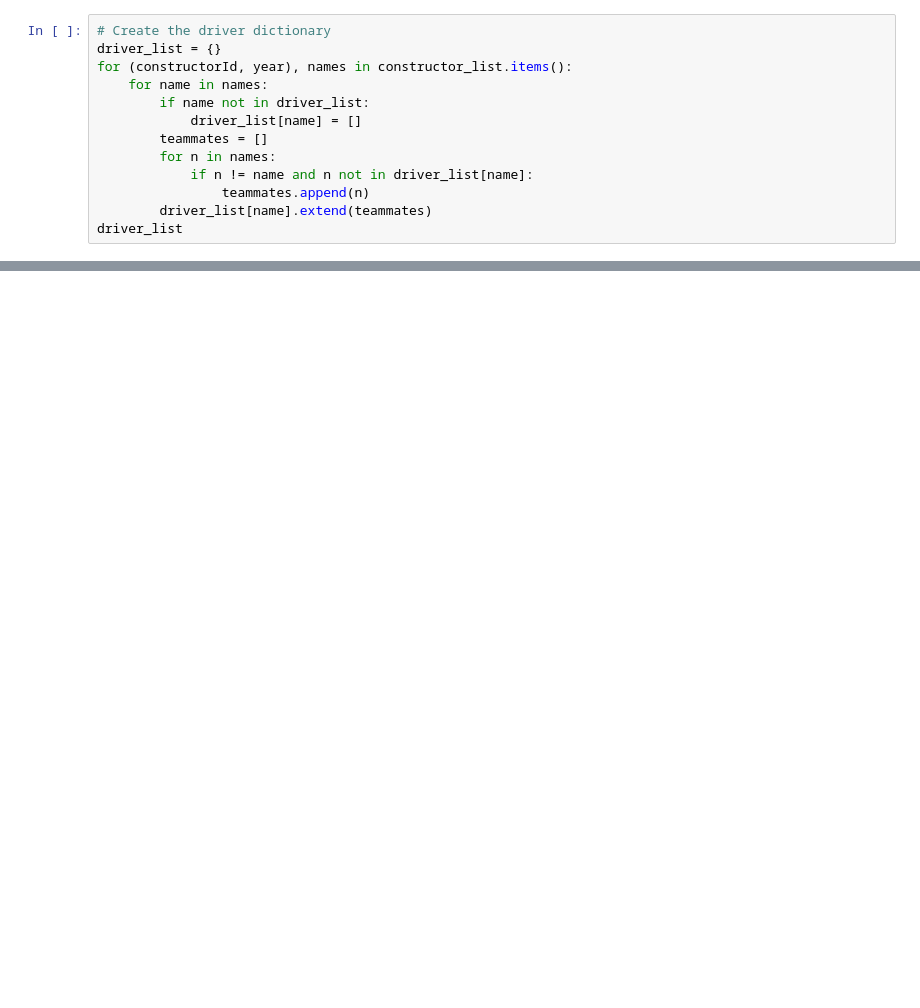
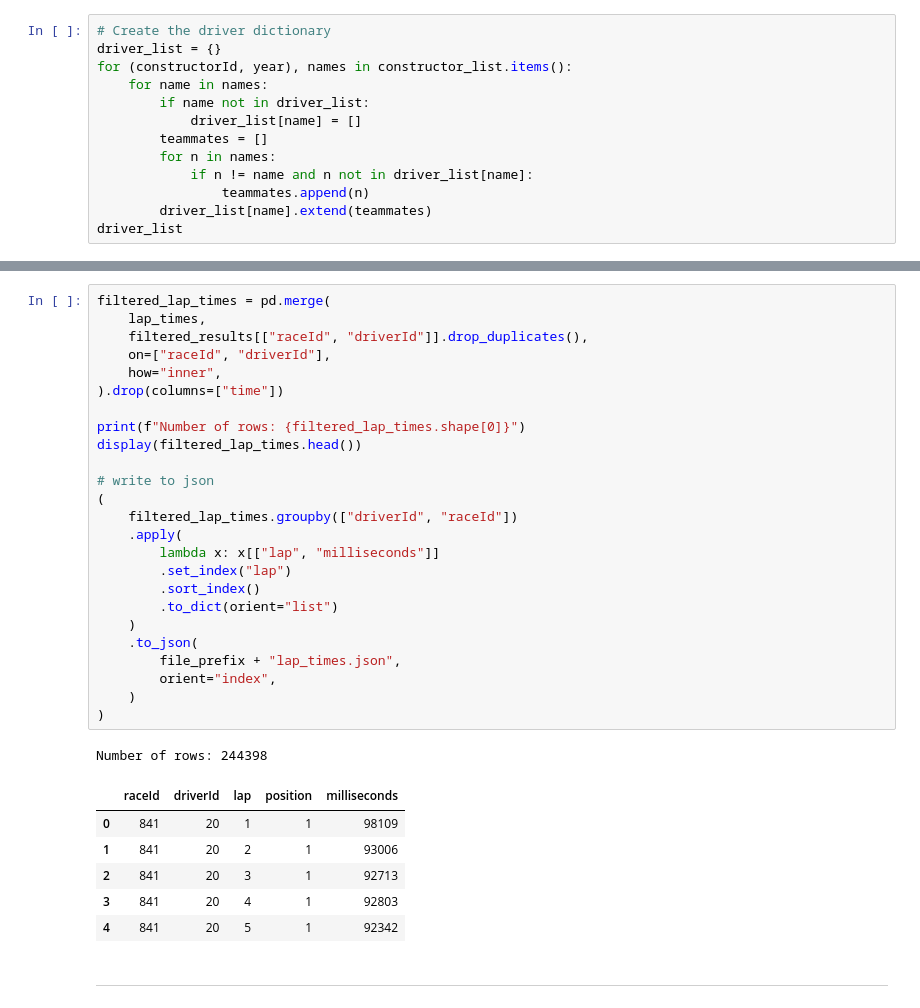
Before and after one commit to com-480-data-visualization/project-2023-data-rizzards, a Jupyter notebook: data_processing.ipynb, the cells around one changed output, grey strips where cells are left out. Cells and saved outputs as stored; diff of their text form; blank space fills up the shorter version.

```diff
--- a/data_processing.ipynb
+++ b/data_processing.ipynb
@@ -189,0 +376,35 @@ merged
+# %%
+filtered_lap_times = pd.merge(
+    lap_times,
+    filtered_results[["raceId", "driverId"]].drop_duplicates(),
+    on=["raceId", "driverId"],
+    how="inner",
+).drop(columns=["time"])
+
+print(f"Number of rows: {filtered_lap_times.shape[0]}")
+display(filtered_lap_times.head())
+
+# write to json
+(
+    filtered_lap_times.groupby(["driverId", "raceId"])
+    .apply(
+        lambda x: x[["lap", "milliseconds"]]
+        .set_index("lap")
+        .sort_index()
+        .to_dict(orient="list")
+    )
+    .to_json(
+        file_prefix + "lap_times.json",
+        orient="index",
+    )
+)
+# %% [output]
+Number of rows: 244398
+|  | raceId | driverId | lap | position | milliseconds |
+| 0 | 841 | 20 | 1 | 1 | 98109 |
+| 1 | 841 | 20 | 2 | 1 | 93006 |
+| 2 | 841 | 20 | 3 | 1 | 92713 |
+| 3 | 841 | 20 | 4 | 1 | 92803 |
+| 4 | 841 | 20 | 5 | 1 | 92342 |
+# %% [markdown]
+---
```
Also changed, not shown: parts of 41 cells of this notebook, 13 other files.
